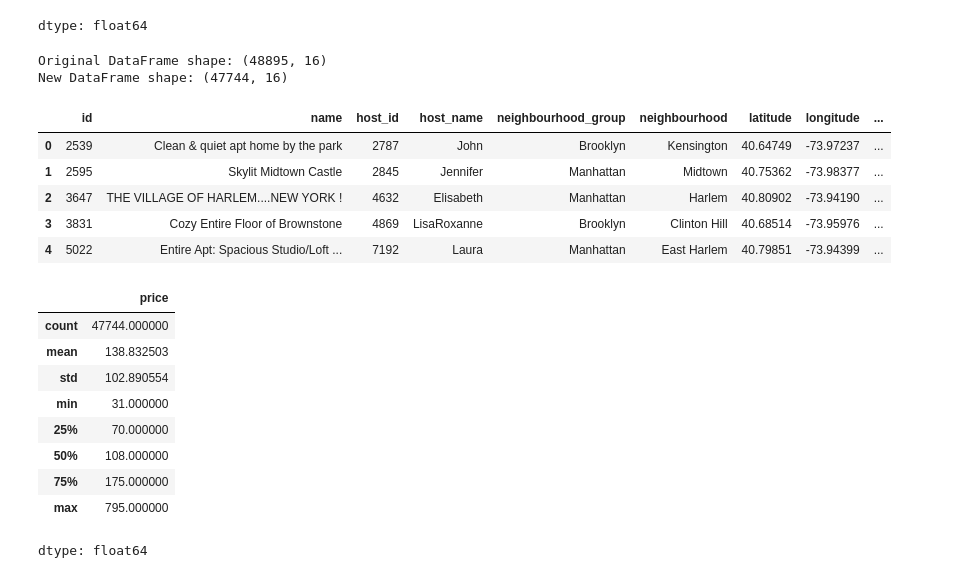
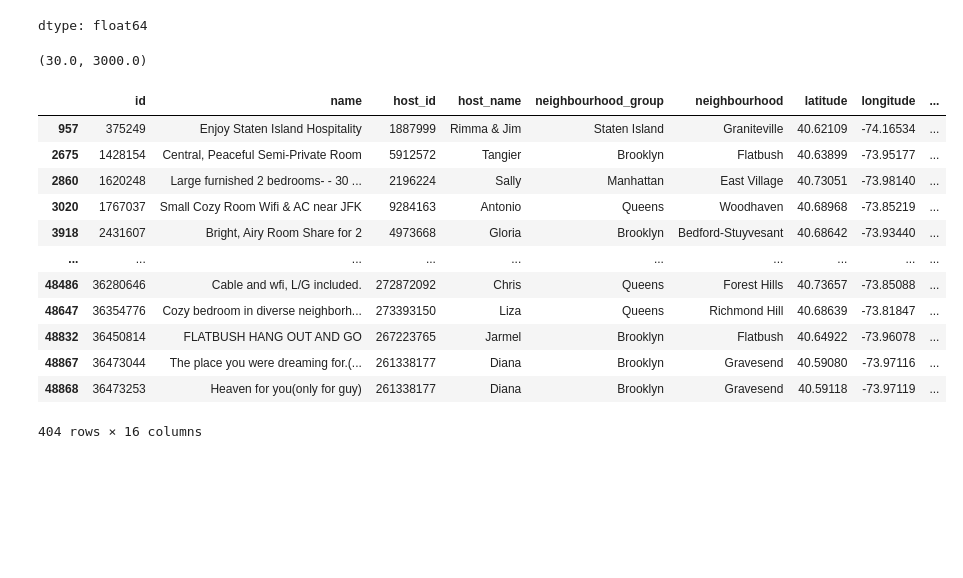
Before and after one commit to neel786/ML-DL, a Jupyter notebook: 13_remove_outliers_using_percentile.ipynb, the cells around one changed output. Drawn from its saved outputs; the diff is of its cells as text; code cells hidden in the pictures; blank space fills up the shorter version.

```diff
--- a/13_remove_outliers_using_percentile.ipynb
+++ b/13_remove_outliers_using_percentile.ipynb
@@ -26,39 +26,24 @@ df.price.describe()
 | 75% | 175.000000 |
 | max | 10000.000000 |
 dtype: float64
-# %%
-# Calculate the 1st and 99th percentiles of the price
-lower_limit = df['price'].quantile(0.01)
-upper_limit = df['price'].quantile(0.99)
-
-# Filter out the outliers
-filtered_data = df[(df['price'] > lower_limit) & (df['price'] < upper_limit)]
-
-# Check the shape of the original and new dataframes
-print("Original DataFrame shape:", df.shape)
-print("New DataFrame shape:", filtered_data.shape)
-
-# Optionally, you can view the first few rows of the new dataframe
-filtered_data.head()
-# %% [output]
-Original DataFrame shape: (48895, 16)
-New DataFrame shape: (47744, 16)
-|  | id | name | host_id | host_name | neighbourhood_group | neighbourhood | latitude | longitude | ... |
-| 0 | 2539 | Clean & quiet apt home by the park | 2787 | John | Brooklyn | Kensington | 40.64749 | -73.97237 | ... |
-| 1 | 2595 | Skylit Midtown Castle | 2845 | Jennifer | Manhattan | Midtown | 40.75362 | -73.98377 | ... |
-| 2 | 3647 | THE VILLAGE OF HARLEM....NEW YORK ! | 4632 | Elisabeth | Manhattan | Harlem | 40.80902 | -73.94190 | ... |
-| 3 | 3831 | Cozy Entire Floor of Brownstone | 4869 | LisaRoxanne | Brooklyn | Clinton Hill | 40.68514 | -73.95976 | ... |
-| 4 | 5022 | Entire Apt: Spacious Studio/Loft ... | 7192 | Laura | Manhattan | East Harlem | 40.79851 | -73.94399 | ... |
-# %%
-filtered_data.price.describe()
-# %% [output]
-|  | price |
-| count | 47744.000000 |
-| mean | 138.832503 |
-| std | 102.890554 |
-| min | 31.000000 |
-| 25% | 70.000000 |
-| 50% | 108.000000 |
-| 75% | 175.000000 |
-| max | 795.000000 |
-dtype: float64
+# %%
+min_thresold, max_thresold = df.price.quantile([0.01,0.999])
+min_thresold, max_thresold
+# %% [output]
+(30.0, 3000.0)
+# %%
+df[df.price<min_thresold]
+# %% [output]
+|  | id | name | host_id | host_name | neighbourhood_group | neighbourhood | latitude | longitude | ... |
+| 957 | 375249 | Enjoy Staten Island Hospitality | 1887999 | Rimma & Jim | Staten Island | Graniteville | 40.62109 | -74.16534 | ... |
+| 2675 | 1428154 | Central, Peaceful Semi-Private Room | 5912572 | Tangier | Brooklyn | Flatbush | 40.63899 | -73.95177 | ... |
+| 2860 | 1620248 | Large furnished 2 bedrooms- - 30 ... | 2196224 | Sally | Manhattan | East Village | 40.73051 | -73.98140 | ... |
+| 3020 | 1767037 | Small Cozy Room Wifi & AC near JFK | 9284163 | Antonio | Queens | Woodhaven | 40.68968 | -73.85219 | ... |
+| 3918 | 2431607 | Bright, Airy Room Share for 2 | 4973668 | Gloria | Brooklyn | Bedford-Stuyvesant | 40.68642 | -73.93440 | ... |
+| ... | ... | ... | ... | ... | ... | ... | ... | ... | ... |
+| 48486 | 36280646 | Cable and wfi, L/G included. | 272872092 | Chris | Queens | Forest Hills | 40.73657 | -73.85088 | ... |
+| 48647 | 36354776 | Cozy bedroom in diverse neighborh... | 273393150 | Liza | Queens | Richmond Hill | 40.68639 | -73.81847 | ... |
+| 48832 | 36450814 | FLATBUSH HANG OUT AND GO | 267223765 | Jarmel | Brooklyn | Flatbush | 40.64922 | -73.96078 | ... |
+| 48867 | 36473044 | The place you were dreaming for.(... | 261338177 | Diana | Brooklyn | Gravesend | 40.59080 | -73.97116 | ... |
+| 48868 | 36473253 | Heaven for you(only for guy) | 261338177 | Diana | Brooklyn | Gravesend | 40.59118 | -73.97119 | ... |
+404 rows × 16 columns
```
Also changed, not shown: parts of 4 cells of this notebook.
